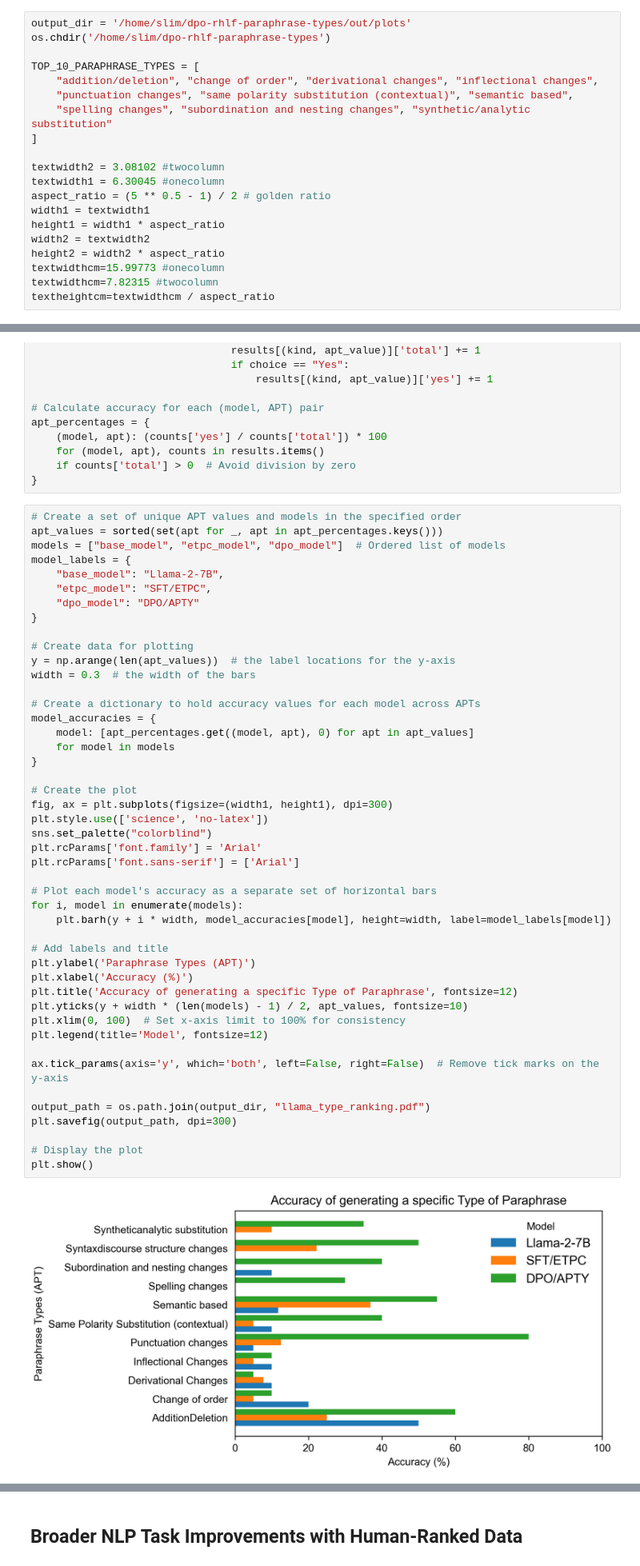
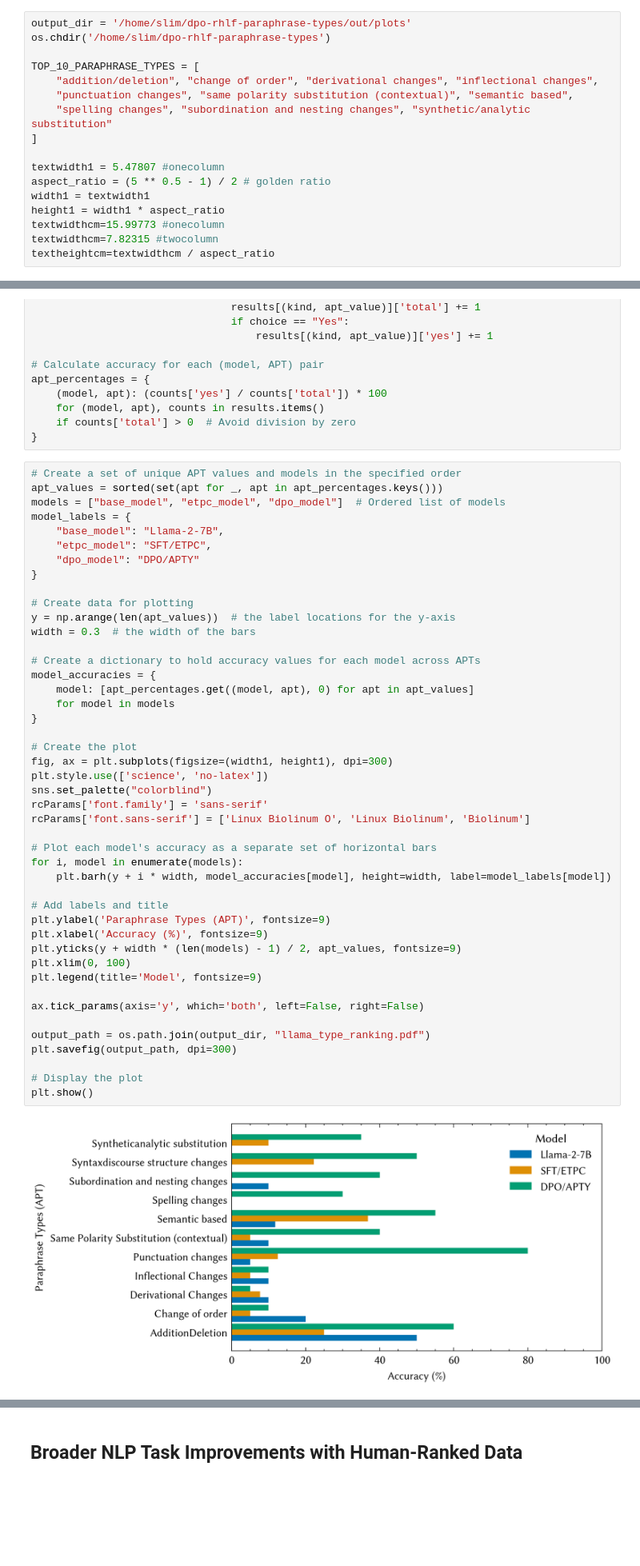
Before and after one commit to cluebbers/dpo-rlhf-paraphrase-types, a Jupyter notebook: notebooks/plots.ipynb, the cells around one changed output, grey strips where cells are left out. Shown at 80% size. Saved outputs shown, nothing was run; the diff lists cells and outputs as text; blank space fills up the shorter version.

```diff
--- a/notebooks/plots.ipynb
+++ b/notebooks/plots.ipynb
@@ -22,13 +23,10 @@ TOP_10_PARAPHRASE_TYPES = [
     "spelling changes", "subordination and nesting changes", "synthetic/analytic substitution"
 ]
 
-textwidth2 = 3.08102 #twocolumn
-textwidth1 = 6.30045 #onecolumn
+textwidth1 = 5.47807 #onecolumn
 aspect_ratio = (5 ** 0.5 - 1) / 2 # golden ratio
 width1 = textwidth1
 height1 = width1 * aspect_ratio
-width2 = textwidth2
-height2 = width2 * aspect_ratio
 textwidthcm=15.99773 #onecolumn
 textwidthcm=7.82315 #twocolumn
 textheightcm=textwidthcm / aspect_ratio
@@ -114,43 +142,42 @@ model_labels = {
 }
 
 # Create data for plotting
 y = np.arange(len(apt_values))  # the label locations for the y-axis
 width = 0.3  # the width of the bars
 
 # Create a dictionary to hold accuracy values for each model across APTs
 model_accuracies = {
     model: [apt_percentages.get((model, apt), 0) for apt in apt_values]
     for model in models
 }
 
 # Create the plot
 fig, ax = plt.subplots(figsize=(width1, height1), dpi=300)
 plt.style.use(['science', 'no-latex'])
 sns.set_palette("colorblind")
-plt.rcParams['font.family'] = 'Arial'
-plt.rcParams['font.sans-serif'] = ['Arial']
+rcParams['font.family'] = 'sans-serif'
+rcParams['font.sans-serif'] = ['Linux Biolinum O', 'Linux Biolinum', 'Biolinum']
 
 # Plot each model's accuracy as a separate set of horizontal bars
 for i, model in enumerate(models):
     plt.barh(y + i * width, model_accuracies[model], height=width, label=model_labels[model])
 
 # Add labels and title
-plt.ylabel('Paraphrase Types (APT)')
-plt.xlabel('Accuracy (%)')
-plt.title('Accuracy of generating a specific Type of Paraphrase', fontsize=12)
-plt.yticks(y + width * (len(models) - 1) / 2, apt_values, fontsize=10)
-plt.xlim(0, 100)  # Set x-axis limit to 100% for consistency
-plt.legend(title='Model', fontsize=12)
+plt.ylabel('Paraphrase Types (APT)', fontsize=9)
+plt.xlabel('Accuracy (%)', fontsize=9)
+plt.yticks(y + width * (len(models) - 1) / 2, apt_values, fontsize=9)
+plt.xlim(0, 100)
+plt.legend(title='Model', fontsize=9)
 
-ax.tick_params(axis='y', which='both', left=False, right=False)  # Remove tick marks on the y-axis
+ax.tick_params(axis='y', which='both', left=False, right=False)
 
 output_path = os.path.join(output_dir, "llama_type_ranking.pdf")
 plt.savefig(output_path, dpi=300)
 
 # Display the plot
 plt.show()
 # %% [output]
-[figure, old version]
+[figure, new version]
 # %% [markdown]
 ## Incorporating Human-Ranked Data for Improved Paraphrase Generation
 # %%
```
Also changed, not shown: parts of 9 cells of this notebook.
